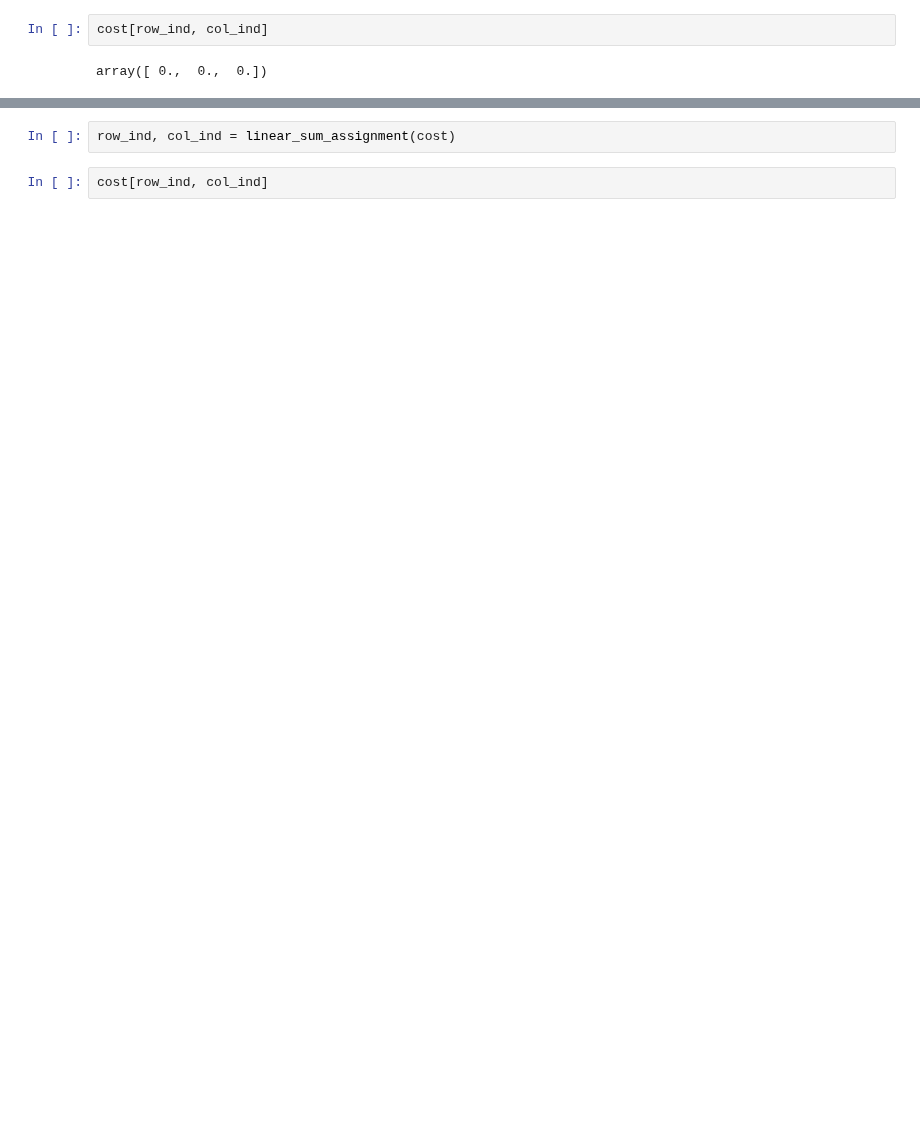
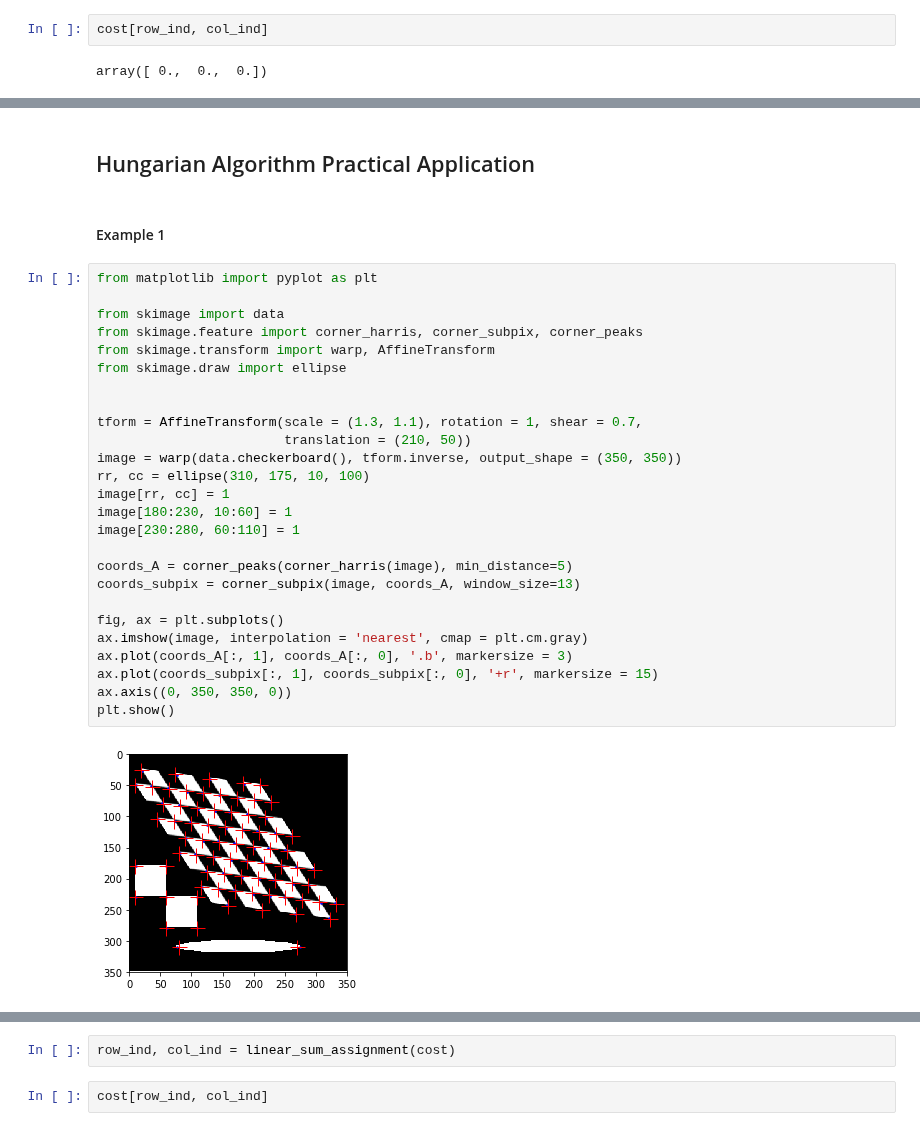
Before and after one commit to NeuroDataDesign/LIDS, a Jupyter notebook: Hungarian Algorithm - Python Implementation .ipynb, the cells around one changed output, grey strips where cells are left out. Saved outputs shown, nothing was run; the diff lists cells and outputs as text; blank space fills up the shorter version.

Commit message:
Hungarian Algorithm - Latest Version

```diff
--- a/Hungarian Algorithm - Python Implementation .ipynb
+++ b/Hungarian Algorithm - Python Implementation .ipynb
@@ -238 +295,33 @@ X = np.array([[1, 3, 1], [2, 5, 3], [2, 0, 1], [1, 1, 2], [1, 3, 4]])
+# %% [markdown]
+## Hungarian Algorithm Practical Application
+# %% [markdown]
+#### Example 1
+# %%
+from matplotlib import pyplot as plt
+
+from skimage import data
+from skimage.feature import corner_harris, corner_subpix, corner_peaks
+from skimage.transform import warp, AffineTransform
+from skimage.draw import ellipse
+
+
+tform = AffineTransform(scale = (1.3, 1.1), rotation = 1, shear = 0.7,
+                        translation = (210, 50))
+image = warp(data.checkerboard(), tform.inverse, output_shape = (350, 350))
+rr, cc = ellipse(310, 175, 10, 100)
+image[rr, cc] = 1
+image[180:230, 10:60] = 1
+image[230:280, 60:110] = 1
+
+coords_A = corner_peaks(corner_harris(image), min_distance=5)
+coords_subpix = corner_subpix(image, coords_A, window_size=13)
+
+fig, ax = plt.subplots()
+ax.imshow(image, interpolation = 'nearest', cmap = plt.cm.gray)
+ax.plot(coords_A[:, 1], coords_A[:, 0], '.b', markersize = 3)
+ax.plot(coords_subpix[:, 1], coords_subpix[:, 0], '+r', markersize = 15)
+ax.axis((0, 350, 350, 0))
+plt.show()
+# %% [output]
+[figure, added]
 # %%
```
Also changed, not shown: parts of 96 cells of this notebook.
